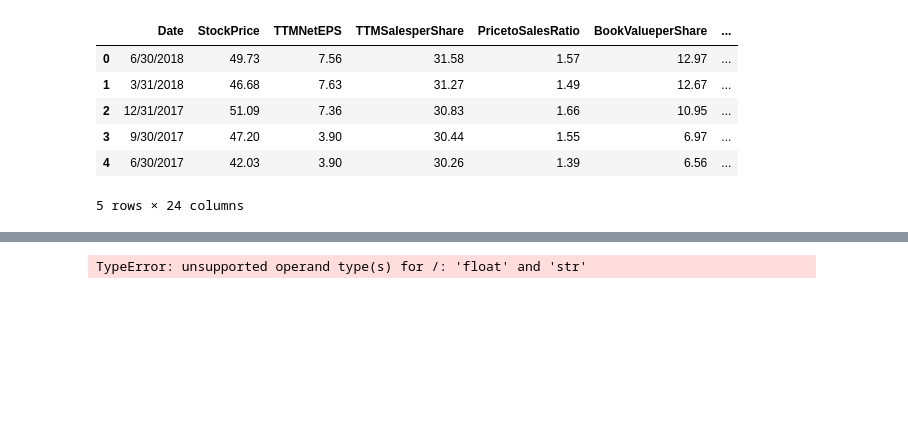
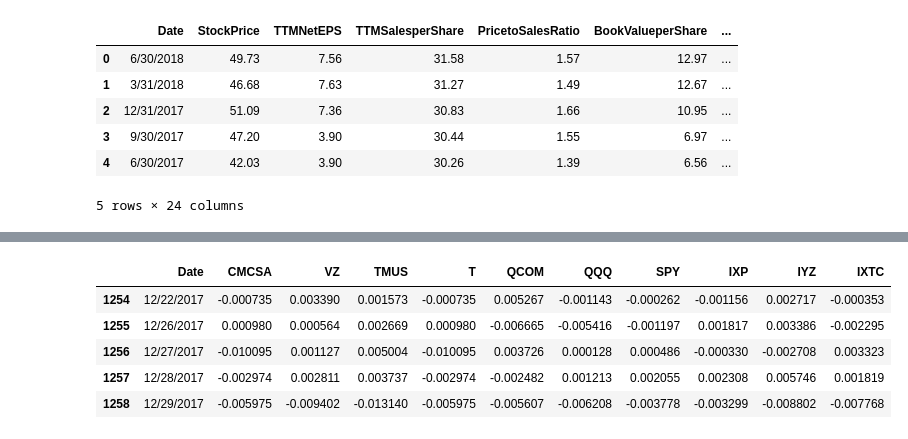
Before and after one commit to holsteinh/TelecomStockSelector, a Jupyter notebook: MiningProject_Preprocessing.ipynb, the cells around one changed output, grey strips where cells are left out. Saved outputs shown, nothing was run; the diff lists cells and outputs as text; code cells hidden in the pictures; blank space fills up the shorter version.

```diff
--- a/MiningProject_Preprocessing.ipynb
+++ b/MiningProject_Preprocessing.ipynb
@@ -73,19 +64,28 @@ nan
 | 0 | 1/2/2013 | 17.399544 | 34.079788 | 15.774906 | 25.933586 | 54.45937 | 63.120499 | 130.419052 | 43.811684 | 21.551254 | 207.300003 | ... |
 # %%
 #Create new dataframe, copy dates, normalize all columns
+#Perform lognormal transformation for rest of the data
+# lognormal = percentage change per day, but can add or subtract cumulatively, unlike percentage
+# multiple values x 100 in your head to get the "percentage"
+
 data2norm = data2.filter(['Date'], axis=1)
 data2norm['CMCSA']=np.log(data2.CMCSA/data2.CMCSA.shift(1))
 data2norm['VZ']=np.log(data2.VZ/data2.VZ.shift(1))
 data2norm['TMUS']=np.log(data2.TMUS/data2.TMUS.shift(1))
-data2norm['T']=np.log(data2.T/data2.T.shift(1))
+data2norm['T']=np.log(data2.CMCSA/data2.CMCSA.shift(1))
 data2norm['QCOM']=np.log(data2.QCOM/data2.QCOM.shift(1))
 data2norm['QQQ']=np.log(data2.QQQ/data2.QQQ.shift(1))
 data2norm['SPY']=np.log(data2.SPY/data2.SPY.shift(1))
 data2norm['IXP']=np.log(data2.IXP/data2.IXP.shift(1))
 data2norm['IYZ']=np.log(data2.IYZ/data2.IYZ.shift(1))
 data2norm['IXTC']=np.log(data2.IXTC/data2.IXTC.shift(1))
 
 #check data
-data2norm.tail()
+data2norm.head()
 # %% [output]
-TypeError: unsupported operand type(s) for /: 'float' and 'str'
+|  | Date | CMCSA | VZ | TMUS | T | QCOM | QQQ | SPY | IXP | IYZ | IXTC |
+| 1254 | 12/22/2017 | -0.000735 | 0.003390 | 0.001573 | -0.000735 | 0.005267 | -0.001143 | -0.000262 | -0.001156 | 0.002717 | -0.000353 |
+| 1255 | 12/26/2017 | 0.000980 | 0.000564 | 0.002669 | 0.000980 | -0.006665 | -0.005416 | -0.001197 | 0.001817 | 0.003386 | -0.002295 |
+| 1256 | 12/27/2017 | -0.010095 | 0.001127 | 0.005004 | -0.010095 | 0.003726 | 0.000128 | 0.000486 | -0.000330 | -0.002708 | 0.003323 |
+| 1257 | 12/28/2017 | -0.002974 | 0.002811 | 0.003737 | -0.002974 | -0.002482 | 0.001213 | 0.002055 | 0.002308 | 0.005746 | 0.001819 |
+| 1258 | 12/29/2017 | -0.005975 | -0.009402 | -0.013140 | -0.005975 | -0.005607 | -0.006208 | -0.003778 | -0.003299 | -0.008802 | -0.007768 |
```
Also changed, not shown: parts of 6 cells of this notebook, 1 other file.
